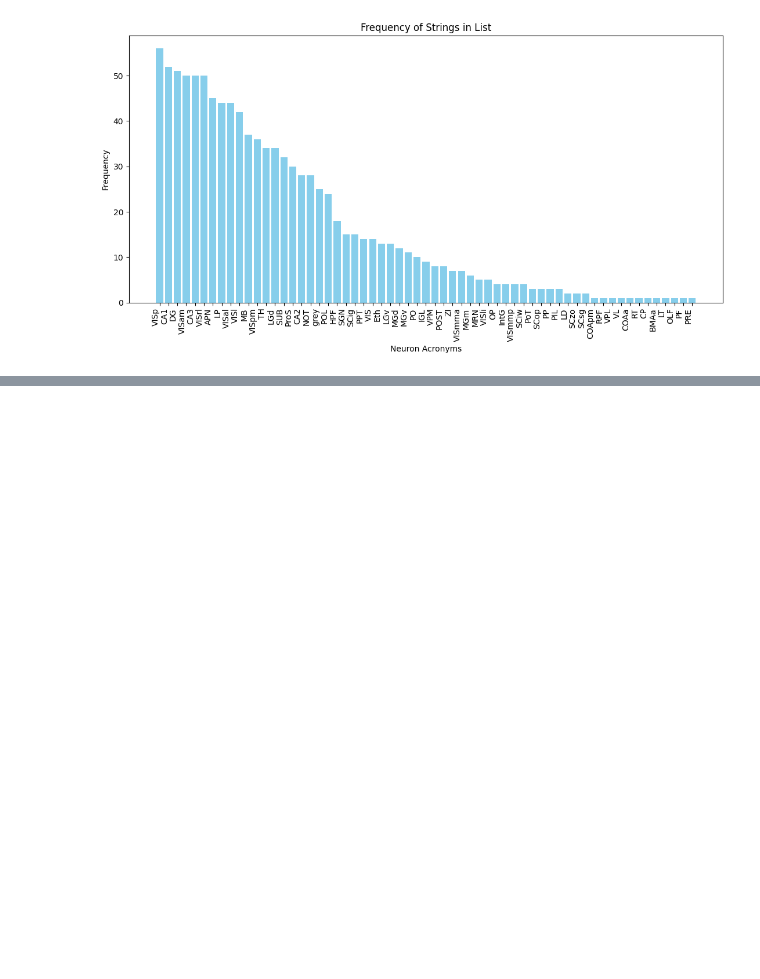
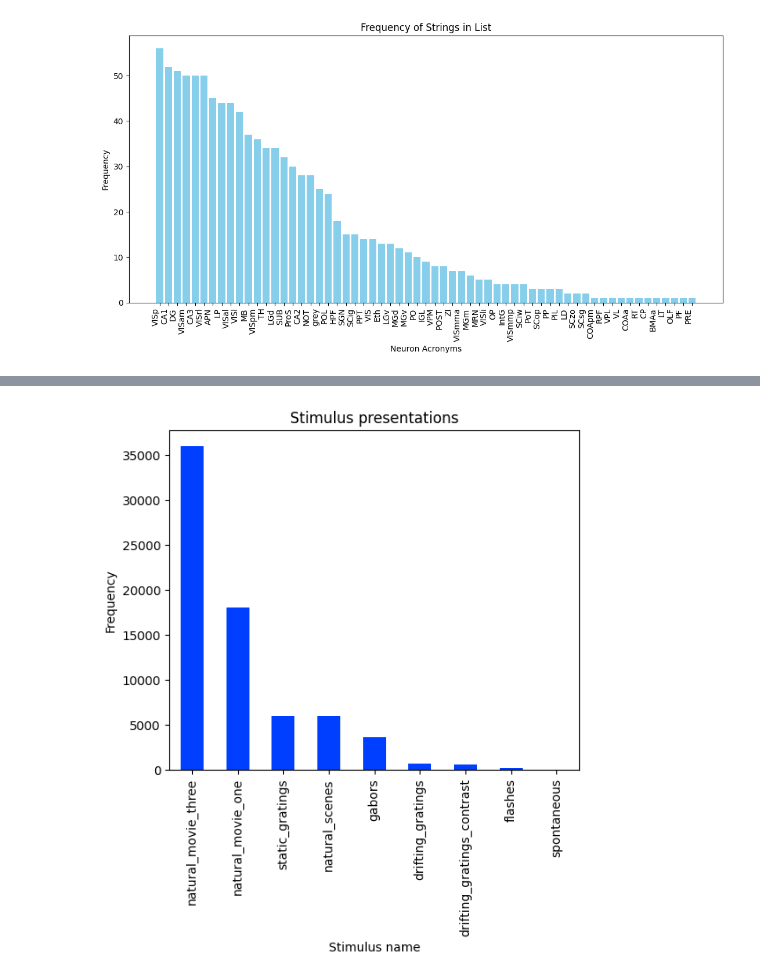
Before and after one commit to daniyarzt/neuromodelling, a Jupyter notebook: notebooks/dataset_exploration.ipynb, the cells around one changed output, grey strips where cells are left out. Cells and saved outputs as stored; diff of their text form; code cells hidden in the pictures; blank space fills up the shorter version.

```diff
--- a/notebooks/dataset_exploration.ipynb
+++ b/notebooks/dataset_exploration.ipynb
@@ -99,0 +105,3 @@ Name: probe_count, dtype: int64
+# %%
+session_id = 798911424
+oursession = cache.get_session_data(session_id, timeout=3000)
@@ -99,0 +120,5 @@ Name: probe_count, dtype: int64
+# %%
+# Get the stimulus table
+stimulus_table = oursession.stimulus_presentations
+print(f'Stimulus table shape: {stimulus_table.shape}\n')
+stimulus_table.head()
@@ -99,0 +149,9 @@ Name: probe_count, dtype: int64
+# %%
+plt.figure(figsize=(6, 5))
+stimulus_table["stimulus_name"].value_counts().plot(kind='bar')
+plt.title('Stimulus presentations')
+plt.xlabel('Stimulus name')
+plt.ylabel('Frequency')
+plt.show()
+# %% [output]
+[figure, added]
```
Also changed, not shown: parts of 23 cells of this notebook.
